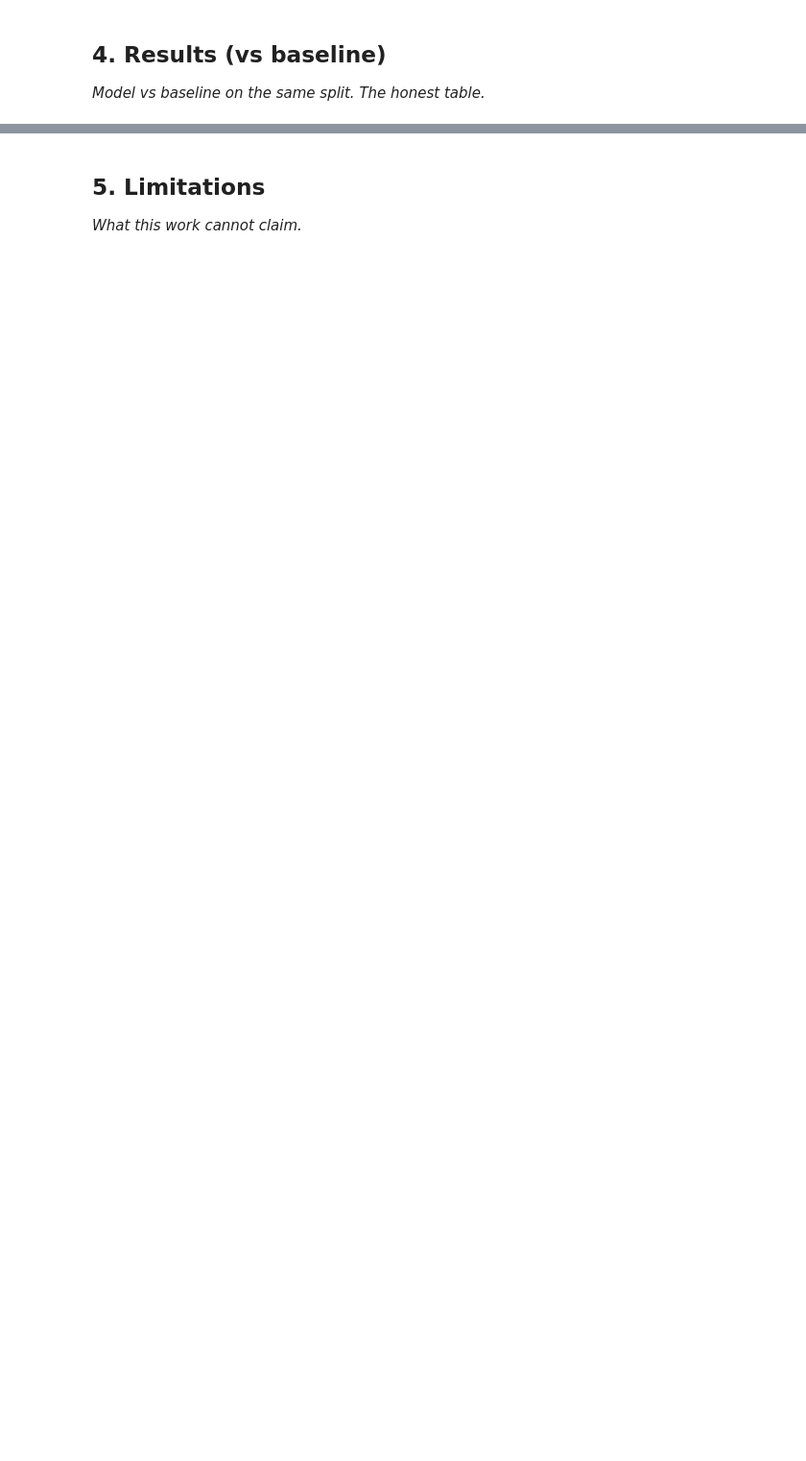
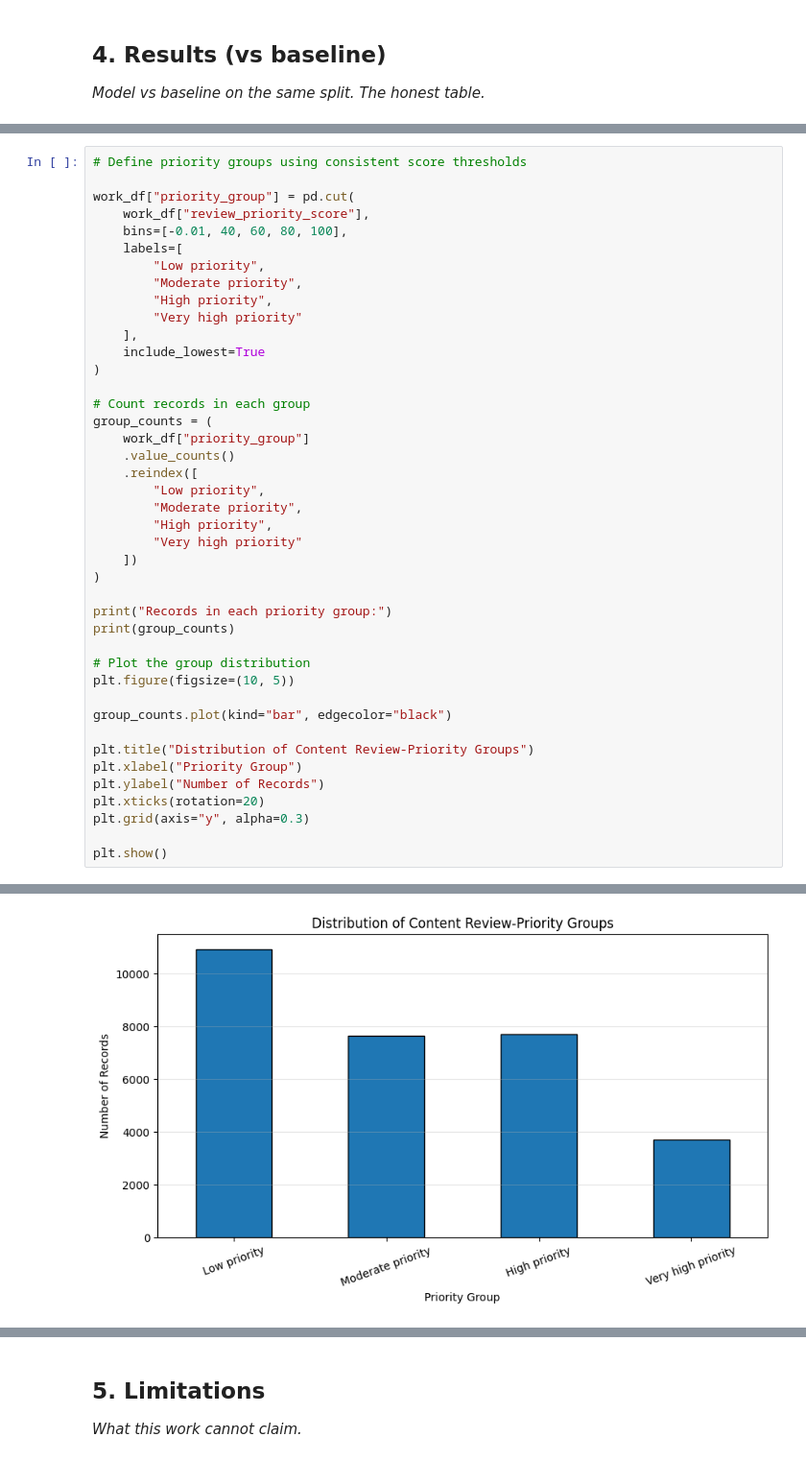
Before and after one commit to Hardik144/flyrank-ml-internship, a Jupyter notebook: work/notebooks/capstone.ipynb, the cells around one changed output, grey strips where cells are left out. Shown at 96% size. Cells and saved outputs as stored; diff of their text form; blank space fills up the shorter version.

```diff
--- a/work/notebooks/capstone.ipynb
+++ b/work/notebooks/capstone.ipynb
@@ -24,0 +806,43 @@ This skeleton is yours to fill. Work the sections **in order** — each one has
+# %%
+# Define priority groups using consistent score thresholds
+
+work_df["priority_group"] = pd.cut(
+    work_df["review_priority_score"],
+    bins=[-0.01, 40, 60, 80, 100],
+    labels=[
+        "Low priority",
+        "Moderate priority",
+        "High priority",
+        "Very high priority"
+    ],
+    include_lowest=True
+)
+
+# Count records in each group
+group_counts = (
+    work_df["priority_group"]
+    .value_counts()
+    .reindex([
+        "Low priority",
+        "Moderate priority",
+        "High priority",
+        "Very high priority"
+    ])
+)
+
+print("Records in each priority group:")
+print(group_counts)
+
+# Plot the group distribution
+plt.figure(figsize=(10, 5))
+
+group_counts.plot(kind="bar", edgecolor="black")
+
+plt.title("Distribution of Content Review-Priority Groups")
+plt.xlabel("Priority Group")
+plt.ylabel("Number of Records")
+plt.xticks(rotation=20)
+plt.grid(axis="y", alpha=0.3)
+
+plt.show()
+# %% [output]
@@ -24,0 +856 @@ This skeleton is yours to fill. Work the sections **in order** — each one has
+[figure, added]
```
Also changed, not shown: parts of 39 cells of this notebook.
